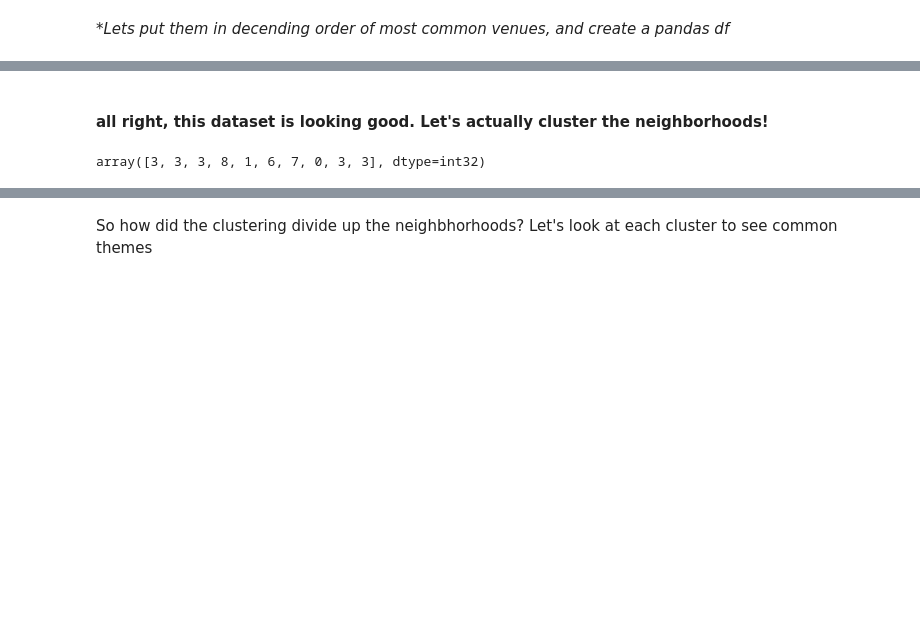
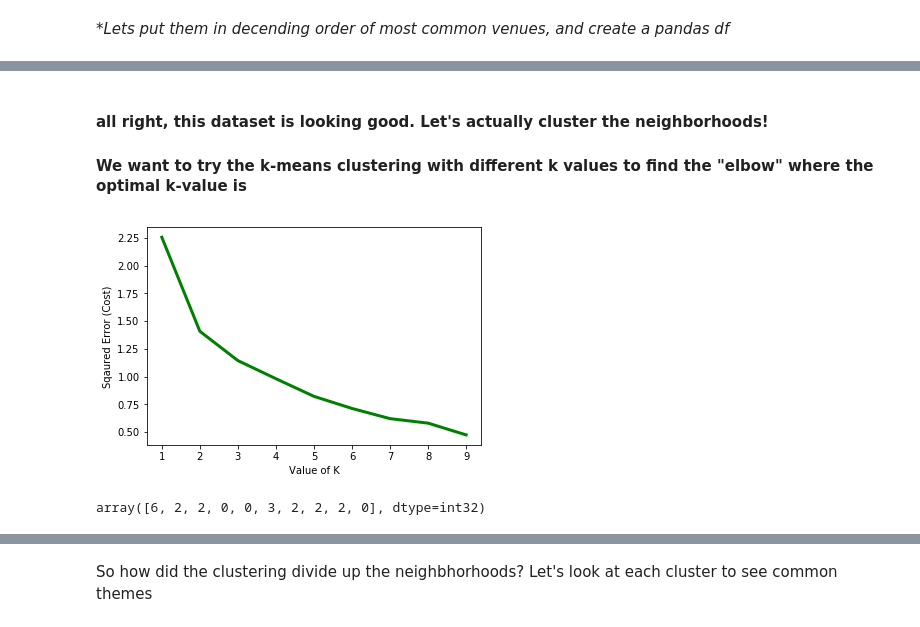
Before and after one commit to KyleStewartPhD/IBMcapstone, a Jupyter notebook: Capstone Project: Battle of the Neighbhorhoods.ipynb, the cells around one changed output, grey strips where cells are left out. Saved outputs shown, nothing was run; the diff lists cells and outputs as text; code cells hidden in the pictures; blank space fills up the shorter version.

```diff
--- a/Capstone Project: Battle of the Neighbhorhoods.ipynb
+++ b/Capstone Project: Battle of the Neighbhorhoods.ipynb
@@ -510,13 +510,46 @@ city_venues_sorted.head()
 | 4 | Chandler | Mexican Restaurant | Taco Place | Italian Restaurant | Park | ... |
 # %% [markdown]
 #### all right, this dataset is looking good. Let's actually cluster the neighborhoods!
+
+#### We want to try the k-means clustering with different k values to find the "elbow" where the optimal k-value is
+# %%
+#let's try different k-means clustering fits, with different k's, to find optimum k value
+import matplotlib.pyplot as plt
+from matplotlib import style
+%matplotlib inline
+
+city_grouped_clustering = city_grouped
+#city_grouped_clustering['Population'] = cities_sorted['Population']/cities_sorted['Population'].max()  #uncomment if you want to include population in analysis
+city_grouped_clustering = city_grouped_clustering.drop('City', 1)
+
+cost =[]
+kmax=10
+for i in range(1, kmax):
+    KM = KMeans(n_clusters = i, max_iter = 500)
+    KM.fit(city_grouped_clustering)
+
+    # calculates squared error
+    # for the clustered points
+    cost.append(KM.inertia_)
+
+# plot the cost against K values
+plt.plot(range(1, kmax), cost, color ='g', linewidth ='3')
+plt.xlabel("Value of K")
+plt.ylabel("Sqaured Error (Cost)")
+plt.show() # clear the plot
+
+# the point of the elbow is the
+# most optimal value for choosing k
+kclusters = 7  #there isn't exactly an elbow, but k=7 looks good enough
+# %% [output]
+[figure, added]
 # %%
 #set number of clusters
-kclusters = 10
+#kclusters = 10
 
-city_grouped_clustering = city_grouped
-city_grouped_clustering['Population'] = cities_sorted['Population']/cities_sorted['Population'].max()  #uncomment if you want to include population in analysis
-city_grouped_clustering = city_grouped_clustering.drop('City', 1)
+#city_grouped_clustering = city_grouped
+#city_grouped_clustering['Population'] = cities_sorted['Population']/cities_sorted['Population'].max()  #uncomment if you want to include population in analysis
+#city_grouped_clustering = city_grouped_clustering.drop('City', 1)
 
 # run k-means clustering
 kmeans = KMeans(n_clusters=kclusters, random_state=0).fit(city_grouped_clustering)
@@ -526,7 +559,7 @@ kmeans.labels_[0:10]
 
 #city_grouped_clustering.head()
 # %% [output]
-array([3, 3, 3, 8, 1, 6, 7, 0, 3, 3], dtype=int32)
+array([6, 2, 2, 0, 0, 3, 2, 2, 2, 0], dtype=int32)
 # %%
 # add clustering labels
 try:
```
Also changed, not shown: parts of 4 cells of this notebook.
